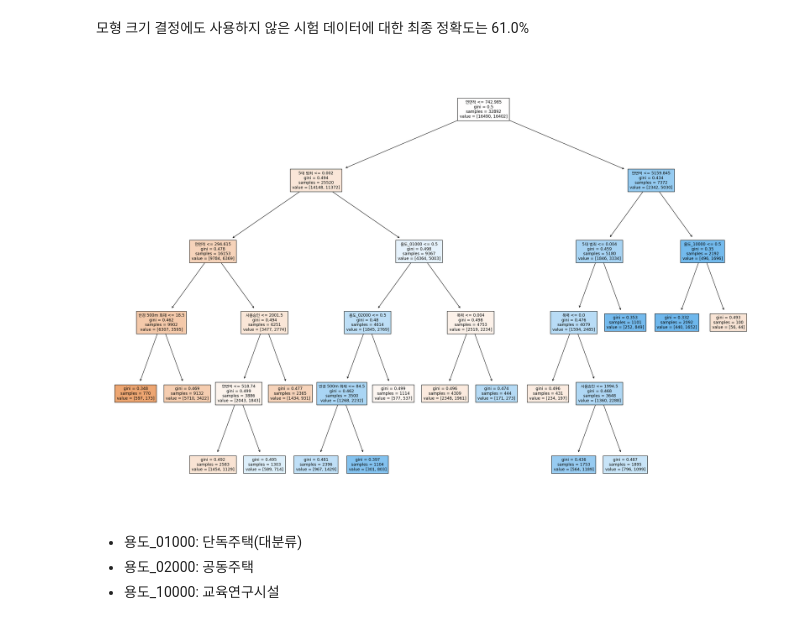
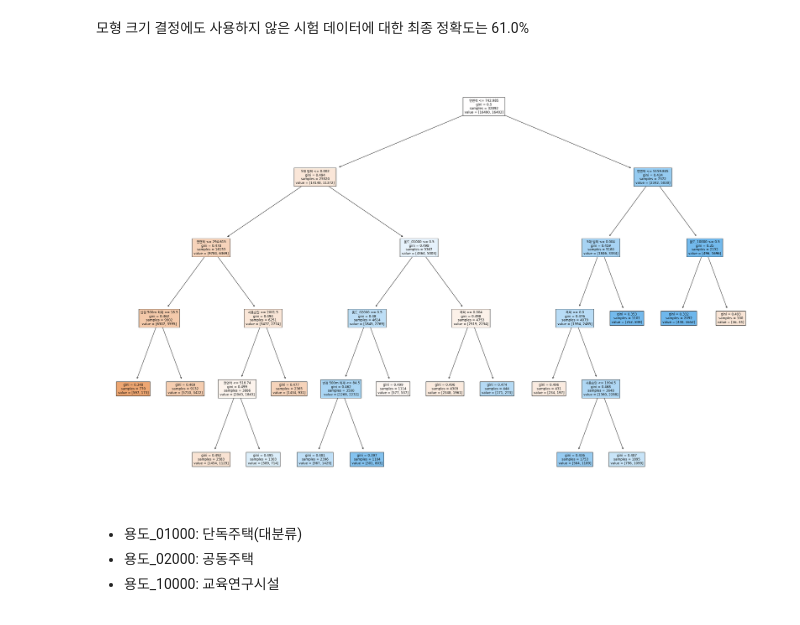
Before and after one commit to esnahn/pytorchgpu, a Jupyter notebook: decision_tree.ipynb, the cells around one changed output. Cells and saved outputs as stored; diff of their text form; code cells hidden in the pictures.

```diff
--- a/decision_tree.ipynb
+++ b/decision_tree.ipynb
@@ -293,10 +297,13 @@ labels = [
 # %%
 plt.figure(dpi=600)
 plot_tree(clf_best, feature_names=labels, filled=True)
+
+plt.tight_layout()
+
 plt.savefig("output/tree.svg")
 plt.savefig("output/tree.png")
 # %% [output]
-[figure, old version]
+[figure, new version]
 # %% [markdown]
 - 용도_01000: 단독주택(대분류)
 - 용도_02000: 공동주택
```
Also changed, not shown: parts of 3 cells of this notebook, 1 other file.
